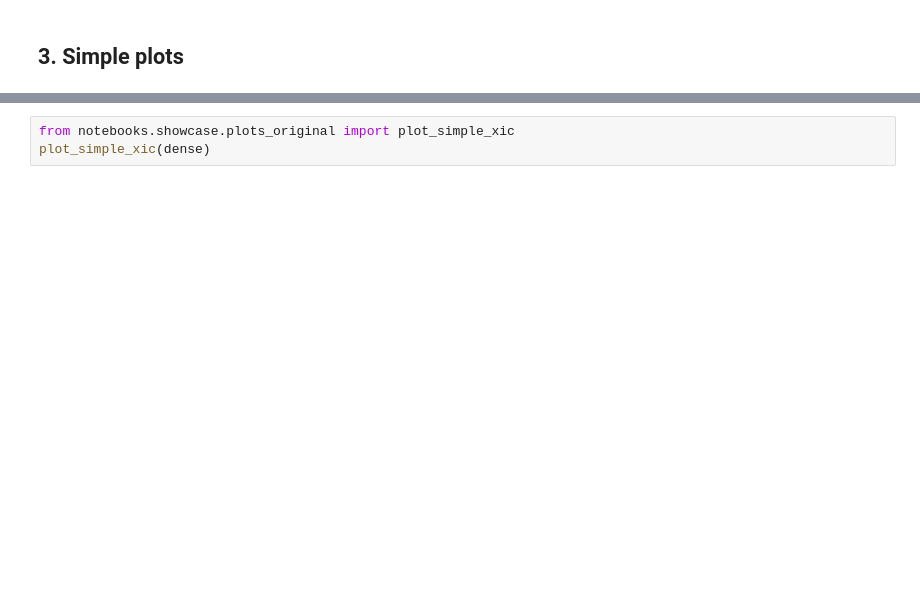
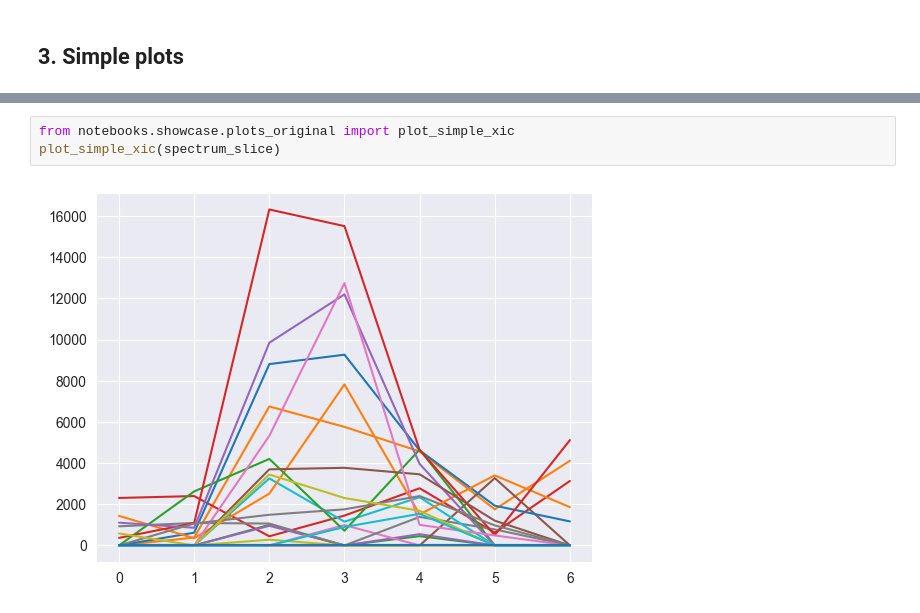
Before and after one commit to GeorgWa/alphadia-validate, a Jupyter notebook: notebooks/showcase.ipynb, the cells around one changed output, grey strips where cells are left out. Drawn from its saved outputs; the diff is of its cells as text; blank space fills up the shorter version.

```diff
--- a/notebooks/showcase.ipynb
+++ b/notebooks/showcase.ipynb
@@ -25,3 +38,5 @@ plot_simple_mirror(dense, intensity_library, mz_library)
 # %%
 from notebooks.showcase.plots_original import plot_simple_xic
-plot_simple_xic(dense)
+plot_simple_xic(spectrum_slice)
+# %% [output]
+[figure, added]
```
Also changed, not shown: parts of 7 cells of this notebook, 3 other files.
